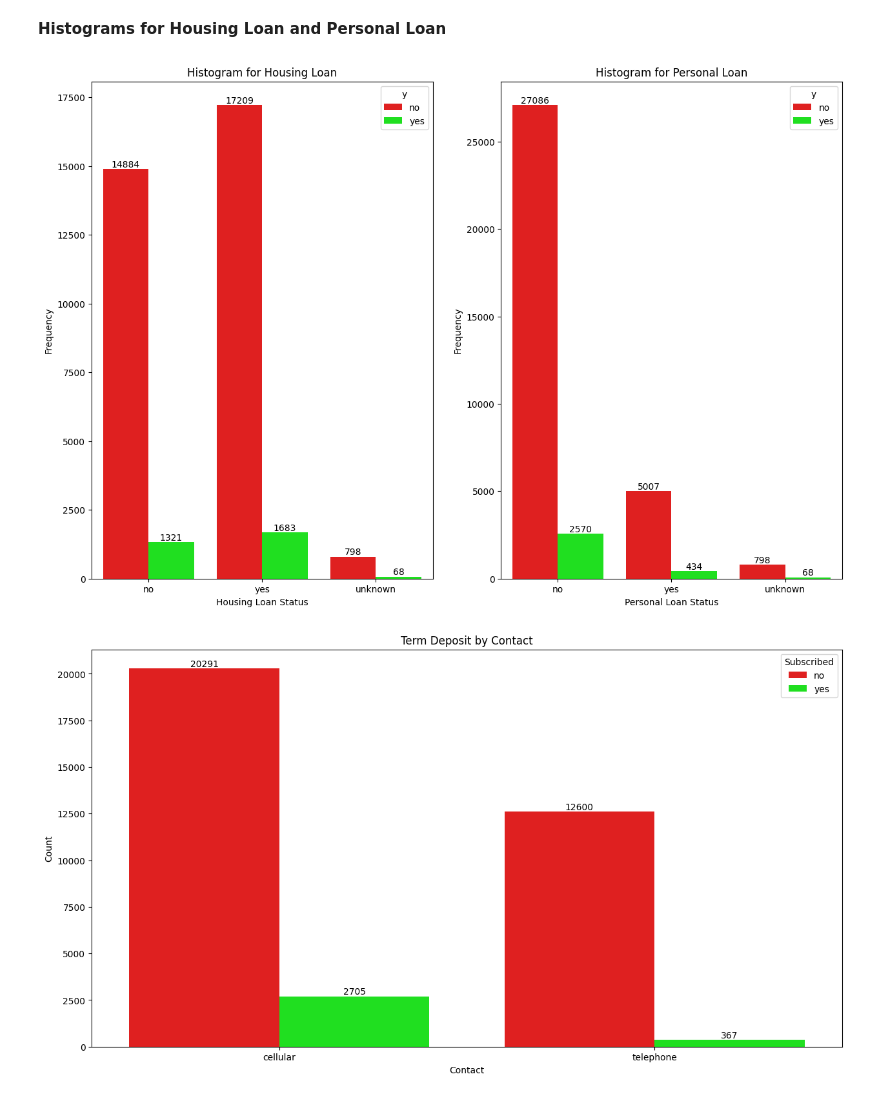
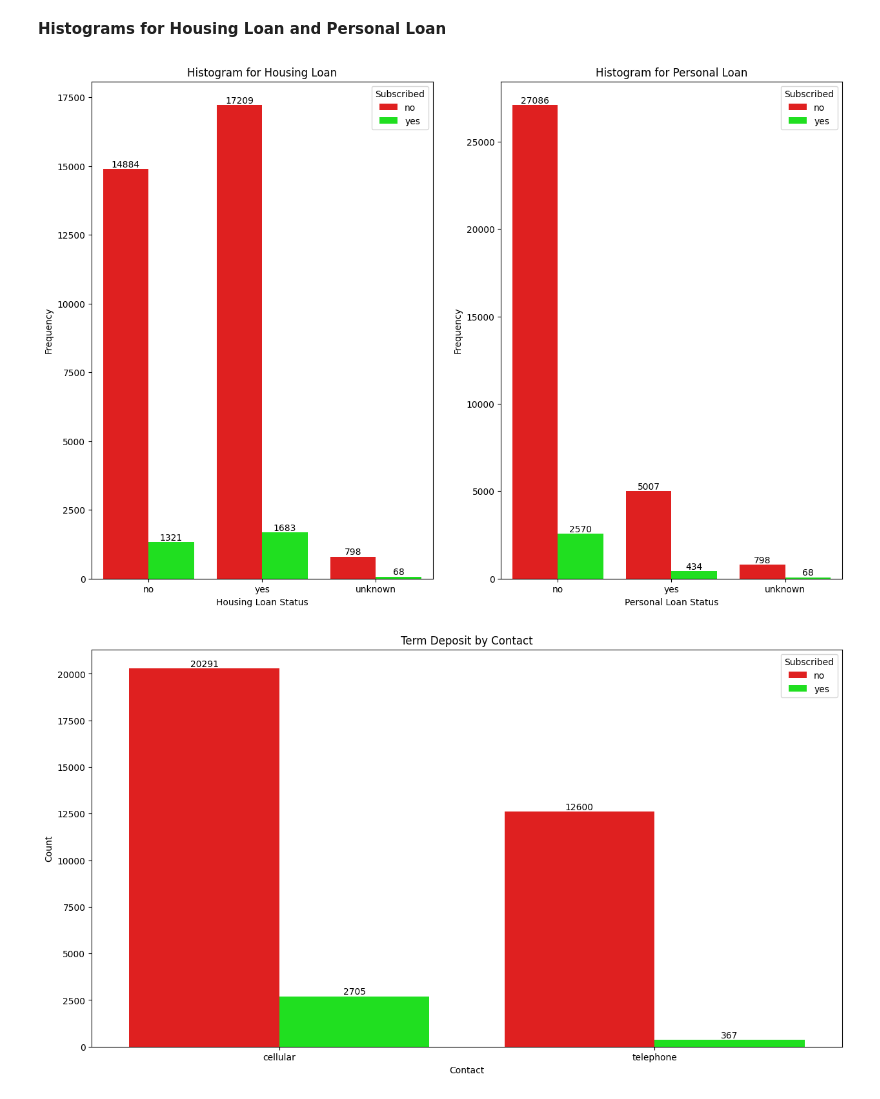
Before and after one commit to purnachand1186/bankMarketing_ML, a Jupyter notebook: prompt_III.ipynb, the cells around one changed output. Drawn from its saved outputs; the diff is of its cells as text; code cells hidden in the pictures.

```diff
--- a/prompt_III.ipynb
+++ b/prompt_III.ipynb
@@ -387,23 +389,25 @@ plt.show()
 # %%
 # Diagram for Housing & Personal Loans
 fig, ax = plt.subplots(1,2,figsize=(15,10))
 fig = sns.countplot(data=df, x='housing', palette=["#FF0000", "#00FF00"], hue='y', ax=ax[0])
 fig.set_title('Histogram for Housing Loan')
 fig.set_xlabel('Housing Loan Status')
 fig.set_ylabel('Frequency')
 for container in fig.containers:
     fig.bar_label(container)
+ax[0].legend(title='Subscribed')
 fig = sns.countplot(data=df, x='loan', palette=["#FF0000", "#00FF00"], hue='y',ax=ax[1])
 fig.set_title('Histogram for Personal Loan')
 fig.set_xlabel('Personal Loan Status')
 fig.set_ylabel('Frequency')
 for container in fig.containers:
     fig.bar_label(container)
+ax[1].legend(title='Subscribed')
 fig
 plt.savefig('images/loan_distribution.jpeg')
 plt.show()
 # %% [output]
-[figure, old version]
+[figure, new version]
 # %%
 # plot a diagram for term deposit by contact
 plt.figure(figsize=(15, 8))
```
Also changed, not shown: parts of 12 cells of this notebook.
